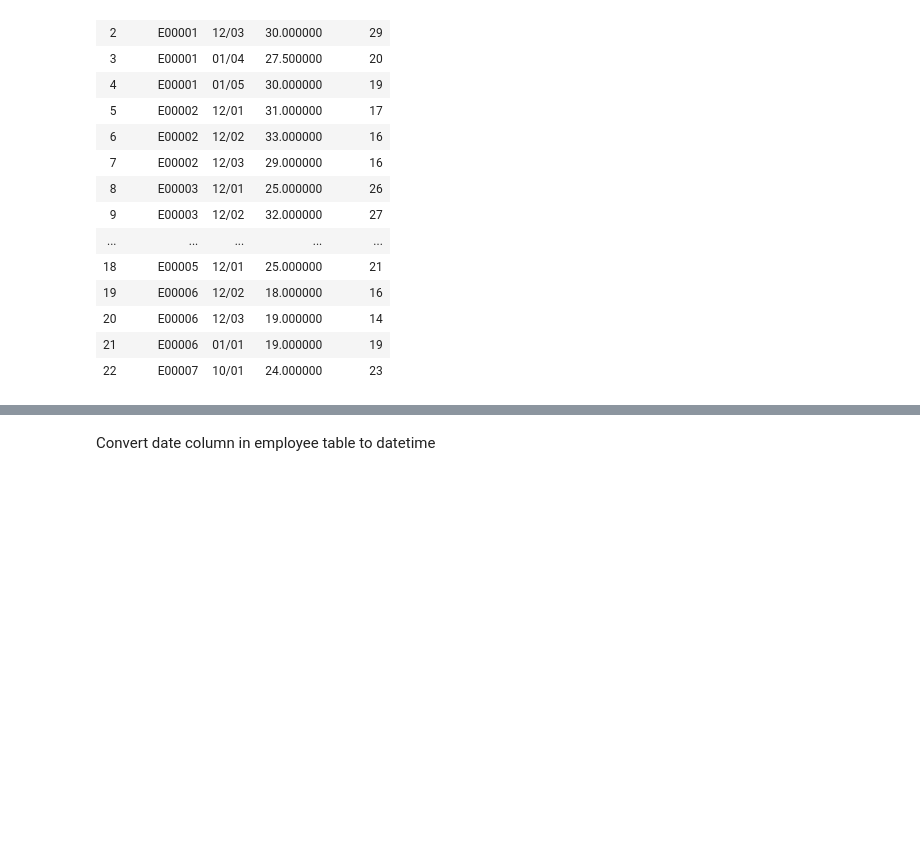
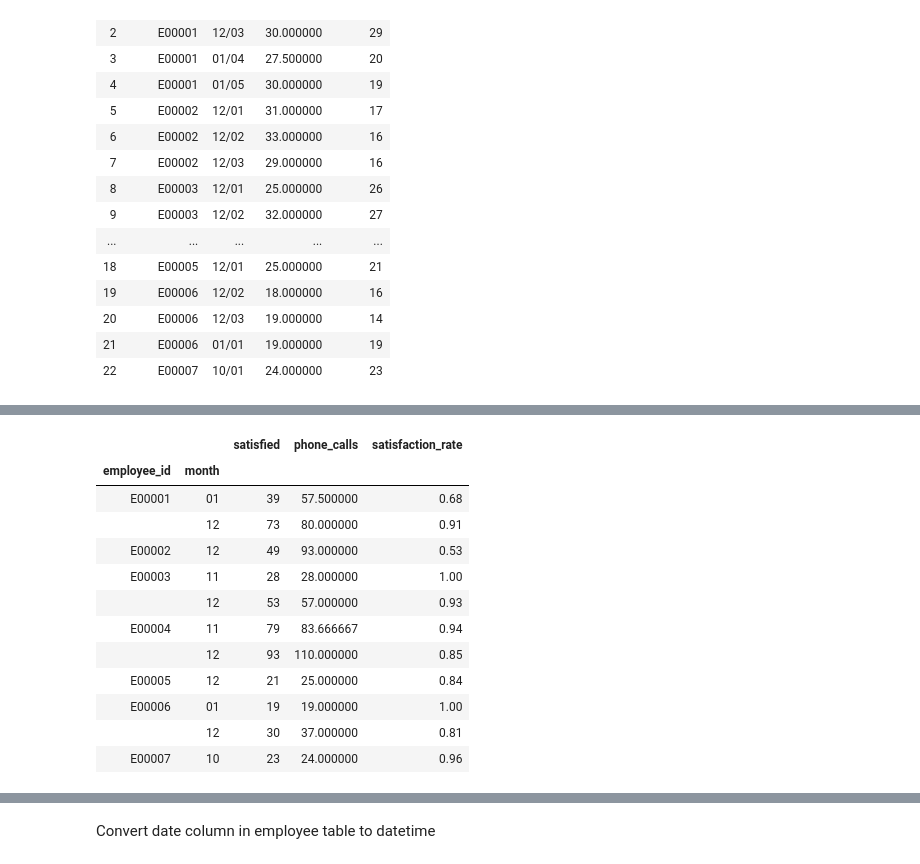
Before and after one commit to jfleury12/people-analytics-sample, a Jupyter notebook: notebooks/sample-fleury.ipynb, the cells around one changed output, grey strips where cells are left out. Saved outputs shown, nothing was run; the diff lists cells and outputs as text; code cells hidden in the pictures; blank space fills up the shorter version.

Commit message:
avg monthly sat rate computed

```diff
--- a/notebooks/sample-fleury.ipynb
+++ b/notebooks/sample-fleury.ipynb
@@ -168,0 +173,3 @@ emp_df
+# %%
+emp_df['satisfaction_rate'] = round(emp_df.satisfied/emp_df.phone_calls, 2)
+emp_df.head()
@@ -168,0 +201,4 @@ emp_df
+# %%
+# create a separate month column
+emp_df['month'] = emp_df.date.apply(lambda x: x[:2])
+emp_df.head()
@@ -168,0 +212,4 @@ emp_df
+# %%
+# create a dataframe of summed values per employee and month
+agg = emp_df.groupby(['employee_id','month']).sum()[['satisfied','phone_calls']].sort_values(['employee_id','month'], ascending = [True,True])
+agg
@@ -168,0 +230,18 @@ emp_df
+# %%
+# satisfaction rates computed per month for each employee
+agg['satisfaction_rate'] = round(agg.satisfied/agg.phone_calls, 2)
+agg
+# %% [output]
+|  |  | satisfied | phone_calls | satisfaction_rate |
+| employee_id | month |  |  |  |
+| E00001 | 01 | 39 | 57.500000 | 0.68 |
+|  | 12 | 73 | 80.000000 | 0.91 |
+| E00002 | 12 | 49 | 93.000000 | 0.53 |
+| E00003 | 11 | 28 | 28.000000 | 1.00 |
+|  | 12 | 53 | 57.000000 | 0.93 |
+| E00004 | 11 | 79 | 83.666667 | 0.94 |
+|  | 12 | 93 | 110.000000 | 0.85 |
+| E00005 | 12 | 21 | 25.000000 | 0.84 |
+| E00006 | 01 | 19 | 19.000000 | 1.00 |
+|  | 12 | 30 | 37.000000 | 0.81 |
+| E00007 | 10 | 23 | 24.000000 | 0.96 |
```
Also changed, not shown: parts of 12 cells of this notebook.
